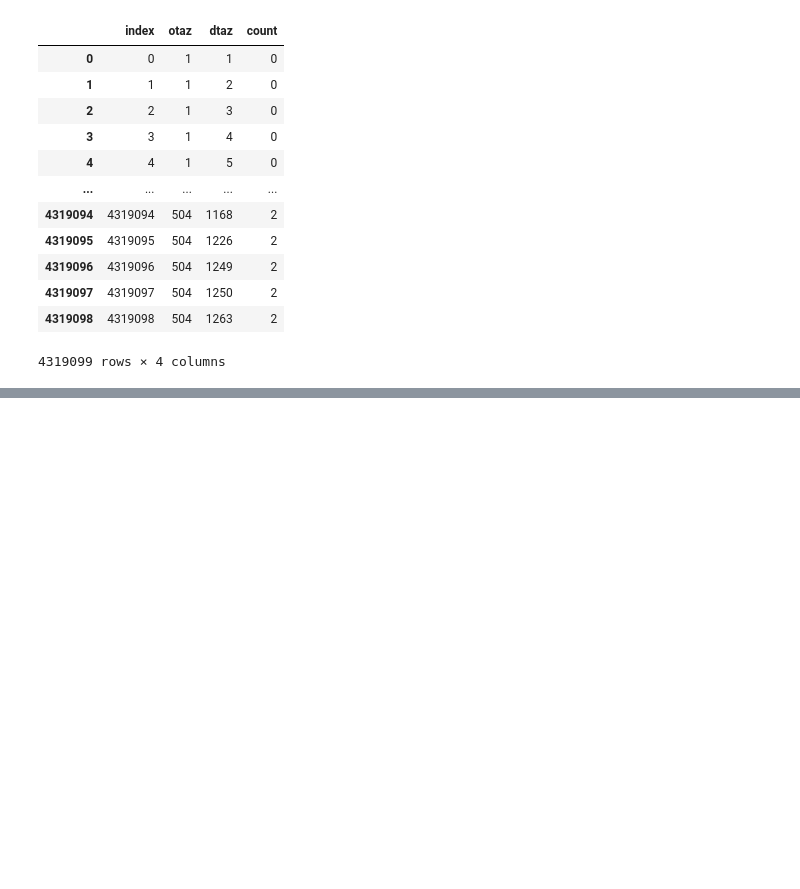
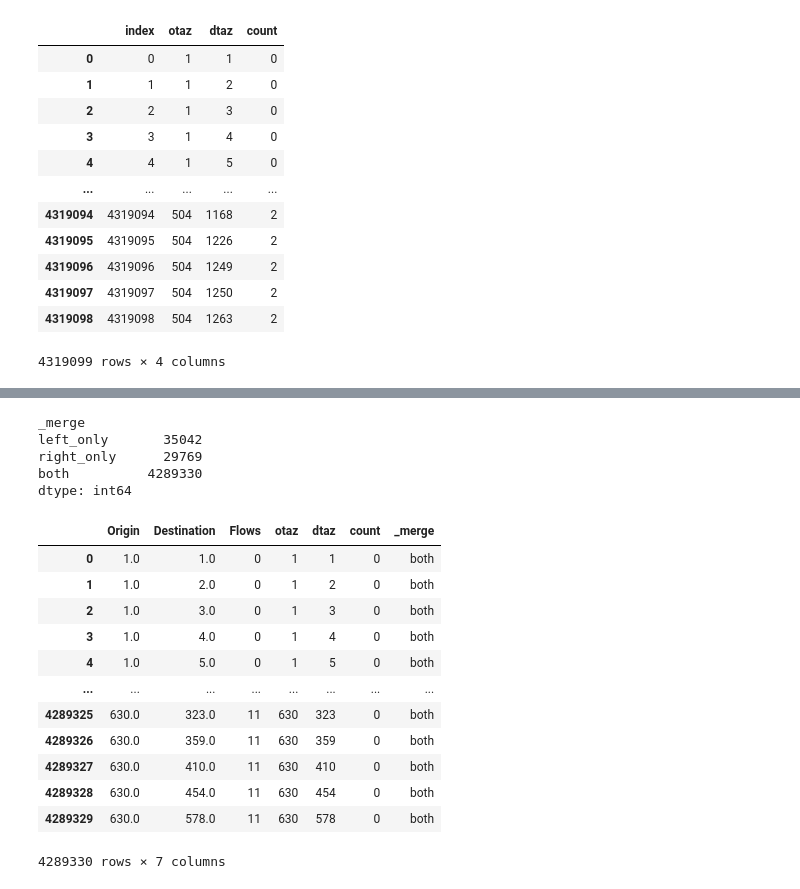
Before and after one commit to arsalanesmaili/kcm_ridership, a Jupyter notebook: Comparison (ORCA vs PSRC).ipynb, the cells around one changed output, grey strips where cells are left out. Drawn from its saved outputs; the diff is of its cells as text; code cells hidden in the pictures; blank space fills up the shorter version.

```diff
--- a/Comparison (ORCA vs PSRC).ipynb
+++ b/Comparison (ORCA vs PSRC).ipynb
@@ -297,0 +524,27 @@ PSRC_sparse
+# %%
+result=mutual_sparsity.groupby('_merge').size()
+result
+# %% [output]
+_merge
+left_only       35042
+right_only      29769
+both          4289330
+dtype: int64
+# %%
+mutual_sparsity2=pd.merge(ORCA_sparse,PSRC_sparse,left_on=['Origin','Destination'],right_on=['otaz','dtaz'],how='inner',indicator=True)
+# %%
+mutual_sparsity2
+# %% [output]
+|  | Origin | Destination | Flows | otaz | dtaz | count | _merge |
+| 0 | 1.0 | 1.0 | 0 | 1 | 1 | 0 | both |
+| 1 | 1.0 | 2.0 | 0 | 1 | 2 | 0 | both |
+| 2 | 1.0 | 3.0 | 0 | 1 | 3 | 0 | both |
+| 3 | 1.0 | 4.0 | 0 | 1 | 4 | 0 | both |
+| 4 | 1.0 | 5.0 | 0 | 1 | 5 | 0 | both |
+| ... | ... | ... | ... | ... | ... | ... | ... |
+| 4289325 | 630.0 | 323.0 | 11 | 630 | 323 | 0 | both |
+| 4289326 | 630.0 | 359.0 | 11 | 630 | 359 | 0 | both |
+| 4289327 | 630.0 | 410.0 | 11 | 630 | 410 | 0 | both |
+| 4289328 | 630.0 | 454.0 | 11 | 630 | 454 | 0 | both |
+| 4289329 | 630.0 | 578.0 | 11 | 630 | 578 | 0 | both |
+4289330 rows × 7 columns
```
Also changed, not shown: parts of 42 cells of this notebook.
